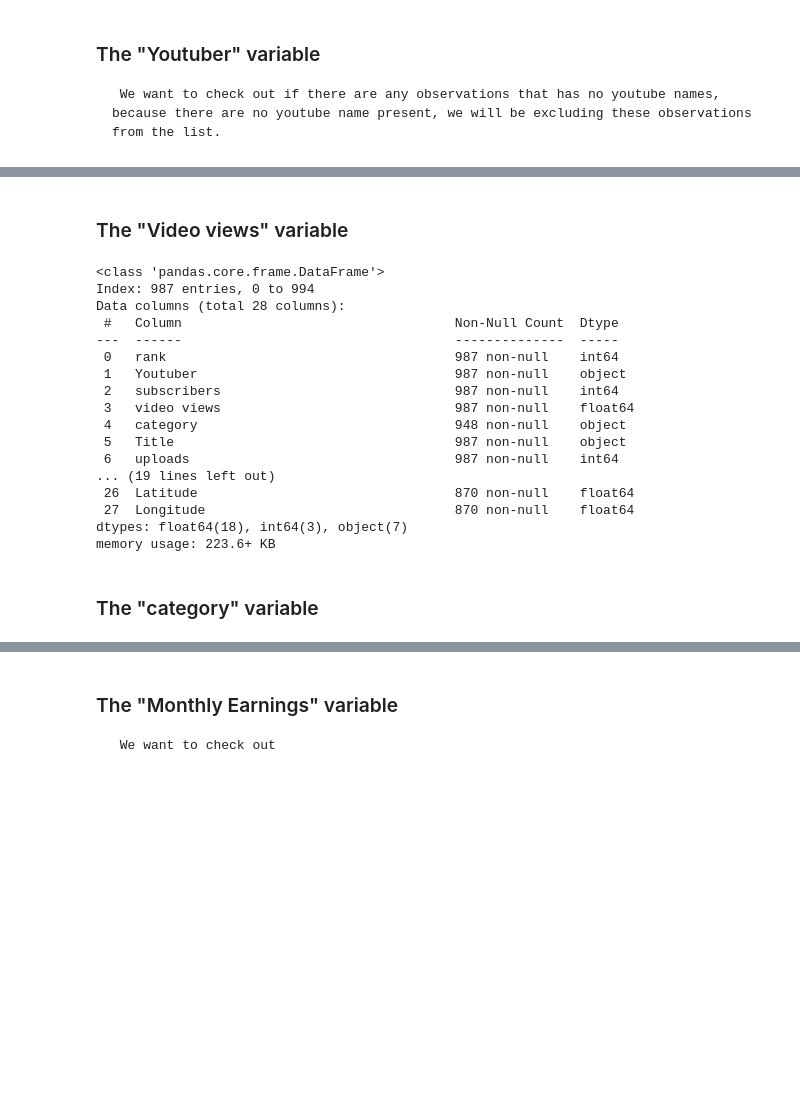
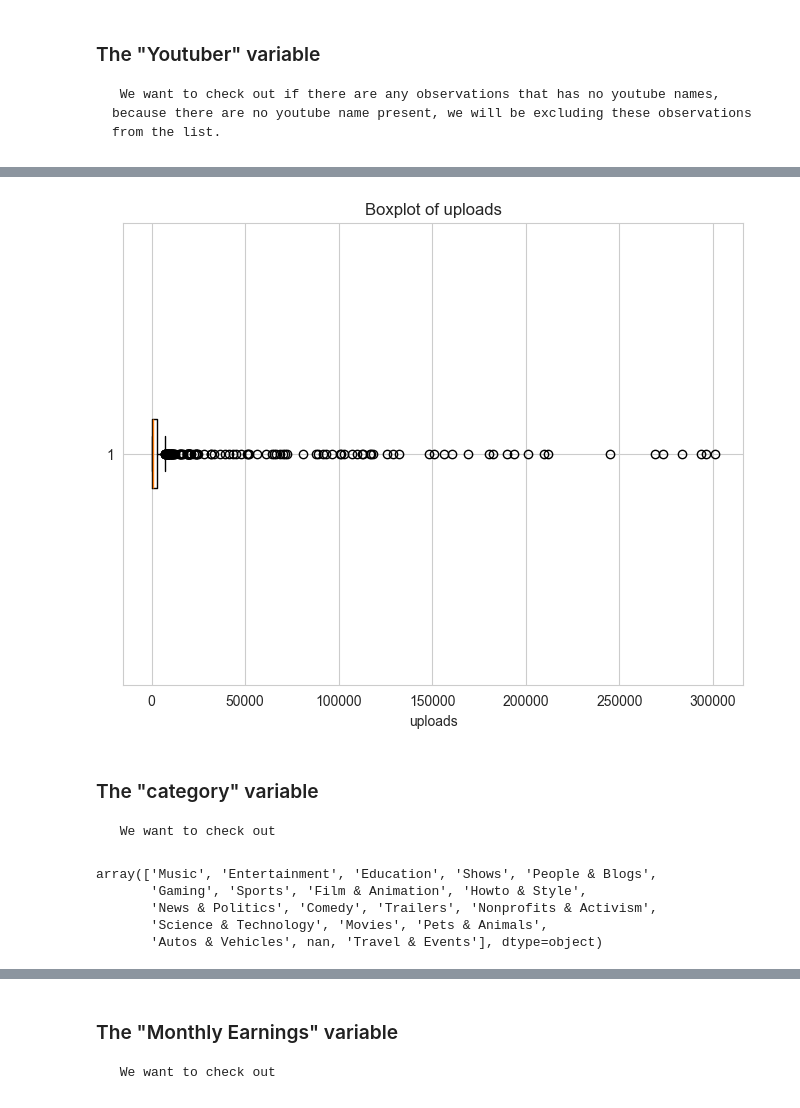
Before and after one commit to Alexxanderson/CSMODEL-PROJECT, a Jupyter notebook: MCO1/Phase1Notebook.ipynb, the cells around one changed output, grey strips where cells are left out. Cells and saved outputs as stored; diff of their text form; code cells hidden in the pictures; blank space fills up the shorter version.

```diff
--- a/MCO1/Phase1Notebook.ipynb
+++ b/MCO1/Phase1Notebook.ipynb
@@ -116,0 +224,17 @@ This process aims to enhance the quality and reliability of the dataset.
+# %%
+# Use the .loc method to set the new value based on the condition (where 'category' is null)
+youtube_df.loc[(youtube_df['channel_type'] == 'Games') & (youtube_df['category'].isnull()), 'category'] = 'Gaming'
+youtube_df.loc[(youtube_df['channel_type'] == 'People') & (youtube_df['category'].isnull()), 'category'] = 'People & Blogs'
+youtube_df.loc[(youtube_df['channel_type'] == 'Entertainment') & (youtube_df['category'].isnull()), 'category'] = 'Entertainment'
+youtube_df.loc[(youtube_df['channel_type'] == 'Sports') & (youtube_df['category'].isnull()), 'category'] = 'Sports'
+youtube_df.loc[(youtube_df['channel_type'] == 'Film') & (youtube_df['category'].isnull()), 'category'] = 'Film & Animation'
+youtube_df.loc[(youtube_df['channel_type'] == 'Howto') & (youtube_df['category'].isnull()), 'category'] = 'Howto & Style'
+youtube_df.loc[(youtube_df['channel_type'] == 'Education') & (youtube_df['category'].isnull()), 'category'] = 'Education'
+youtube_df.loc[(youtube_df['channel_type'] == 'Tech') & (youtube_df['category'].isnull()), 'category'] = 'Science & Technology'
+youtube_df.loc[(youtube_df['channel_type'] == 'Music') & (youtube_df['category'].isnull()), 'category'] = 'Music'
+
+# Remove the 'channel_type' variable since it will no longer be used
+
+
+# Display the modified DataFrame
+youtube_df
@@ -116,0 +255,4 @@ This process aims to enhance the quality and reliability of the dataset.
+# %%
+# remove channel_type as it is similar to category
+youtube_df = youtube_df.drop(columns='channel_type')
+youtube_df
@@ -116,0 +273,16 @@ This process aims to enhance the quality and reliability of the dataset.
+# %%
+# Names of the columns that will be modified
+columns_to_modify = ['subscribers', 'video views', 'Population']
+
+# Define a function to convert values to millions and change data type to int
+def convert_to_millions_and_int(value):
+    return (float(value) / 1e6) if pd.notna(value) else value
+
+# Apply the conversion function to the specified columns
+for column in columns_to_modify:
+    youtube_df[column] = youtube_df[column].apply(convert_to_millions_and_int)
+
+# Rename columns to indicate values are in millions
+youtube_df.rename(columns={'subscribers': 'subscribers (in millions)', 'video views': 'video views (in millions)', 'Population': 'Population (in millions)'}, inplace=True)
+
+youtube_df
@@ -117,25 +303,23 @@ This process aims to enhance the quality and reliability of the dataset.
+# %%
+column_name = 'uploads'
+# Create a boxplot for the values in the specified column
+plt.figure(figsize=(8, 6))  # Adjust the figure size as needed
+plt.boxplot(youtube_df[column_name], vert=False)  # Use 'vert=False' to create a horizontal boxplot
+plt.title(f'Boxplot of {column_name}')
+plt.xlabel(column_name)
+plt.show()
+# %% [output]
+[figure, added]
 # %% [markdown]
-### The "Video views" variable
+### The "category" variable
+
+     We want to check out
 # %%
 # insert code here
-# show observations with '0' video views, as they are considered youtube topics, not channels
+youtube_df['category'].unique()
 # %% [output]
-<class 'pandas.core.frame.DataFrame'>
-Index: 987 entries, 0 to 994
-Data columns (total 28 columns):
- #   Column                                   Non-Null Count  Dtype
----  ------                                   --------------  -----
- 0   rank                                     987 non-null    int64
- 1   Youtuber                                 987 non-null    object
- 2   subscribers                              987 non-null    int64
- 3   video views                              987 non-null    float64
- 4   category                                 948 non-null    object
- 5   Title                                    987 non-null    object
- 6   uploads                                  987 non-null    int64
-... (19 lines left out)
- 26  Latitude                                 870 non-null    float64
- 27  Longitude                                870 non-null    float64
-dtypes: float64(18), int64(3), object(7)
-memory usage: 223.6+ KB
+array(['Music', 'Entertainment', 'Education', 'Shows', 'People & Blogs',
+       'Gaming', 'Sports', 'Film & Animation', 'Howto & Style',
+       'News & Politics', 'Comedy', 'Trailers', 'Nonprofits & Activism',
+       'Science & Technology', 'Movies', 'Pets & Animals',
+       'Autos & Vehicles', nan, 'Travel & Events'], dtype=object)
-# %% [markdown]
-### The "category" variable
```
Also changed, not shown: parts of 21 cells of this notebook.
